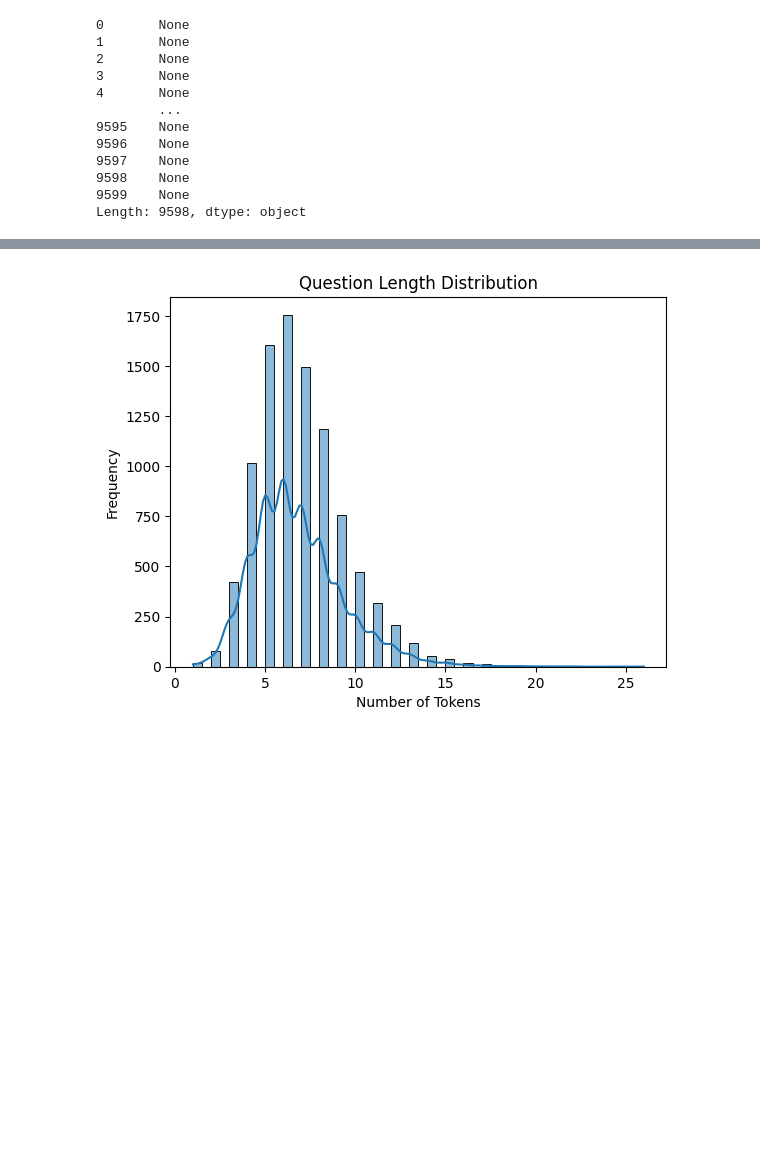
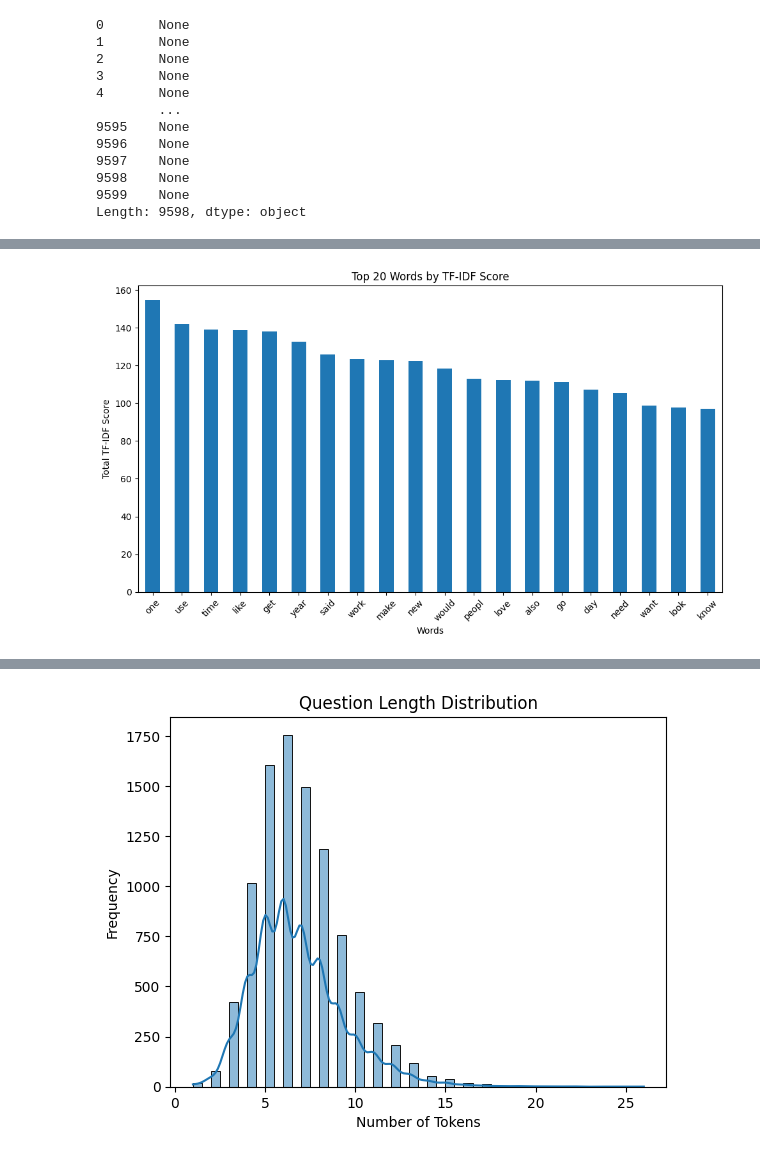
Before and after one commit to AlbertoEusebio/NLP-RAG1200, a Jupyter notebook: model_training.ipynb, the cells around one changed output, grey strips where cells are left out. Cells and saved outputs as stored; diff of their text form; code cells hidden in the pictures; blank space fills up the shorter version.

```diff
--- a/model_training.ipynb
+++ b/model_training.ipynb
@@ -190,3 +202,6 @@ train_df.apply(lambda entry: append_tokens(entry), axis=1)
 9598    None
 9599    None
 Length: 9598, dtype: object
+# %%
+train_df_tokenized = pd.DataFrame(train_df_tokenized, columns=['context', 'question', 'answer'])
+train_df_tokenized.head()
@@ -192,0 +215,22 @@ Length: 9598, dtype: object
+# %%
+from sklearn.feature_extraction.text import TfidfVectorizer
+
+# Join tokens back into strings for each field
+train_df_tokenized['context_str'] = train_df_tokenized['context'].apply(lambda tokens: ' '.join(tokens))
+train_df_tokenized['question_str'] = train_df_tokenized['question'].apply(lambda tokens: ' '.join(tokens))
+
+# Option 1: TF-IDF on context only
+vectorizer_context = TfidfVectorizer()
+tfidf_context = vectorizer_context.fit_transform(train_df_tokenized['context_str'])
+
+# Option 2: TF-IDF on question only
+vectorizer_question = TfidfVectorizer()
+tfidf_question = vectorizer_question.fit_transform(train_df_tokenized['question_str'])
+
+# Option 3: TF-IDF on combined context + question
+train_df_tokenized['combined'] = train_df_tokenized['context_str'] + ' ' + train_df_tokenized['question_str']
+vectorizer_combined = TfidfVectorizer()
+tfidf_combined = vectorizer_combined.fit_transform(train_df_tokenized['combined'])
+# %%
+tfidf_context_df = pd.DataFrame(tfidf_context.toarray(), columns=vectorizer_context.get_feature_names_out())
+tfidf_context_df
@@ -192,0 +285,17 @@ Length: 9598, dtype: object
+# %%
+word_scores = tfidf_context_df.sum(axis=0).sort_values(ascending=False)
+
+# Plot top 20 words
+top_n = 20
+top_words = word_scores.head(top_n)
+
+plt.figure(figsize=(10, 6))
+top_words.plot(kind='bar')
+plt.title(f"Top {top_n} Words by TF-IDF Score")
+plt.xlabel("Words")
+plt.ylabel("Total TF-IDF Score")
+plt.xticks(rotation=45)
+plt.tight_layout()
+plt.show()
+# %% [output]
+[figure, added]
```
Also changed, not shown: parts of 33 cells of this notebook.
